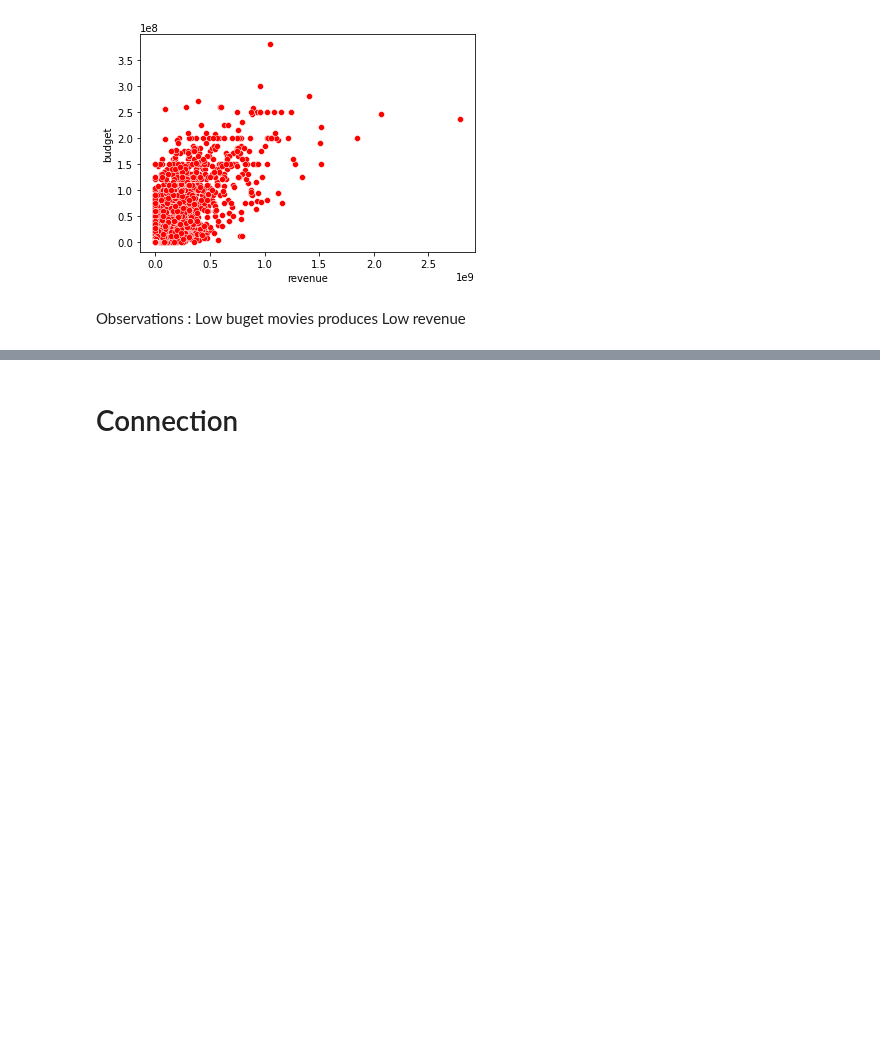
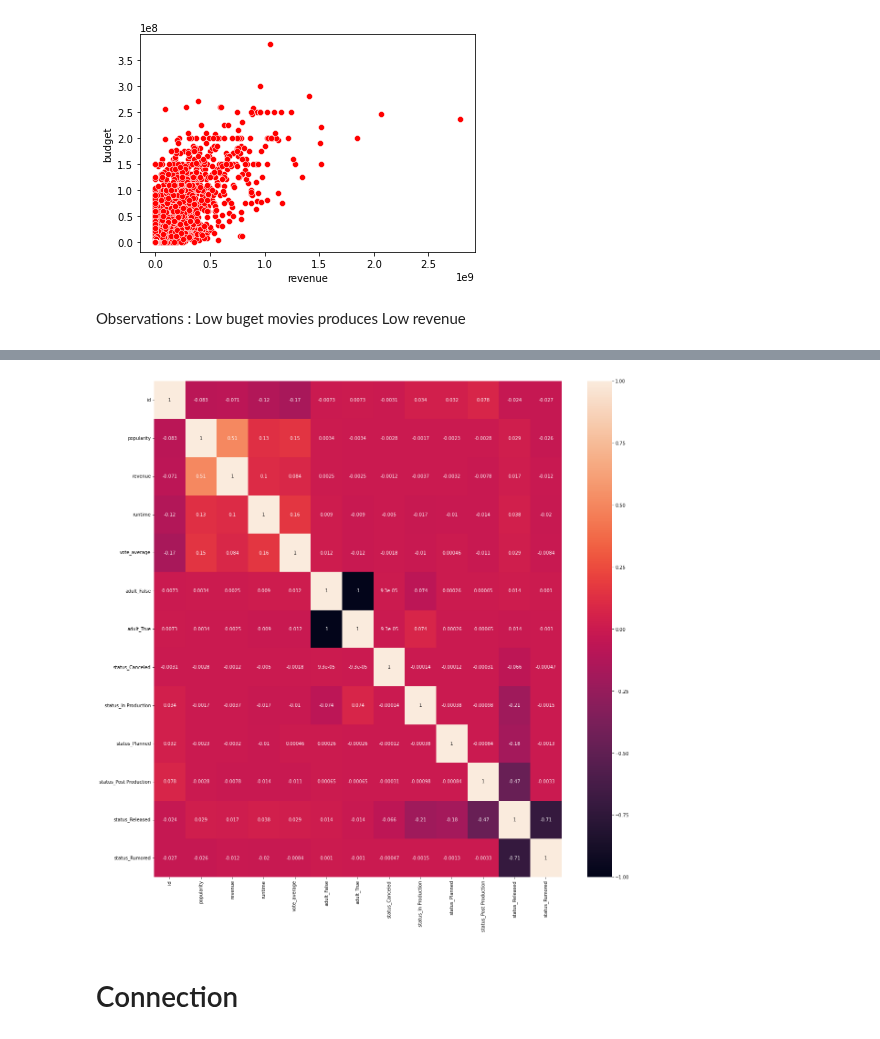
Before and after one commit to priya25-1998/Capstone-Project_Movie-Recommendation-Engine, a Jupyter notebook: Understanding the Dataset -v1.ipynb, the cells around one changed output, grey strips where cells are left out. Saved outputs shown, nothing was run; the diff lists cells and outputs as text; code cells hidden in the pictures; blank space fills up the shorter version.

```diff
--- a/Understanding the Dataset -v1.ipynb
+++ b/Understanding the Dataset -v1.ipynb
@@ -1446,0 +1442,3 @@ sns.heatmap(corr,annot=True)
+# %%
+dataframe_copy = dataframe.copy()
+dataframe_copy.head(3)
@@ -1446,0 +1473,3 @@ sns.heatmap(corr,annot=True)
+# %%
+new_encoded_values = pd.get_dummies(data=dataframe_copy, prefix=None, prefix_sep='_', dummy_na=False, columns=['adult','status'], sparse=False, drop_first=False, dtype=None)
+new_encoded_values.head(2)
@@ -1447,3 +1481,11 @@ sns.heatmap(corr,annot=True)
+# %%
+correlated = new_encoded_values.corr()
+fig, ax = plt.subplots(figsize=(20,20))
+sns.heatmap(correlated,annot=True)
+plt.show()
+# write observations for categorical variables correlation based on eigen values
+# %% [output]
+[figure, added]
 # %% [markdown]
 # Connection
 # %%
```
Also changed, not shown: parts of 26 cells of this notebook.
